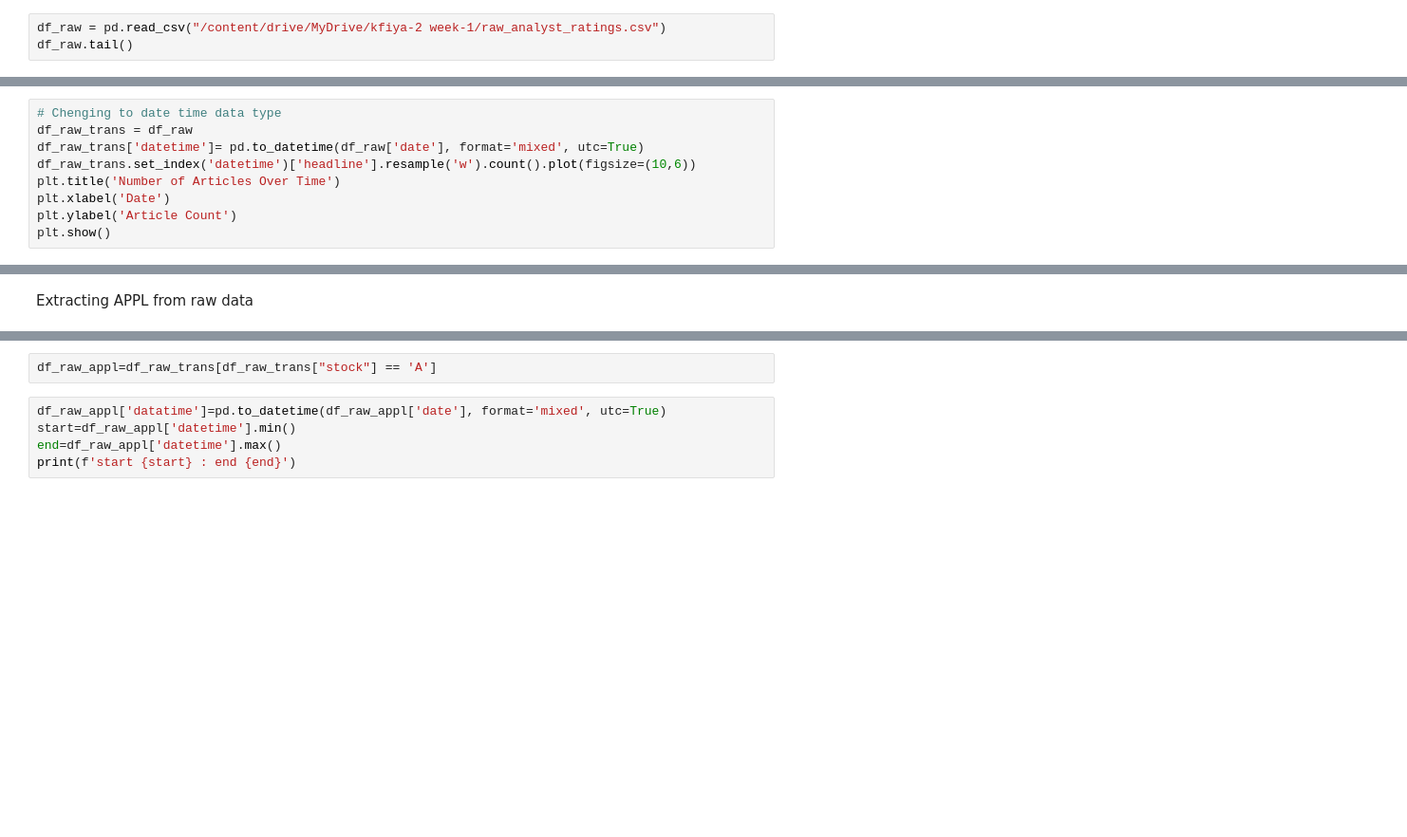
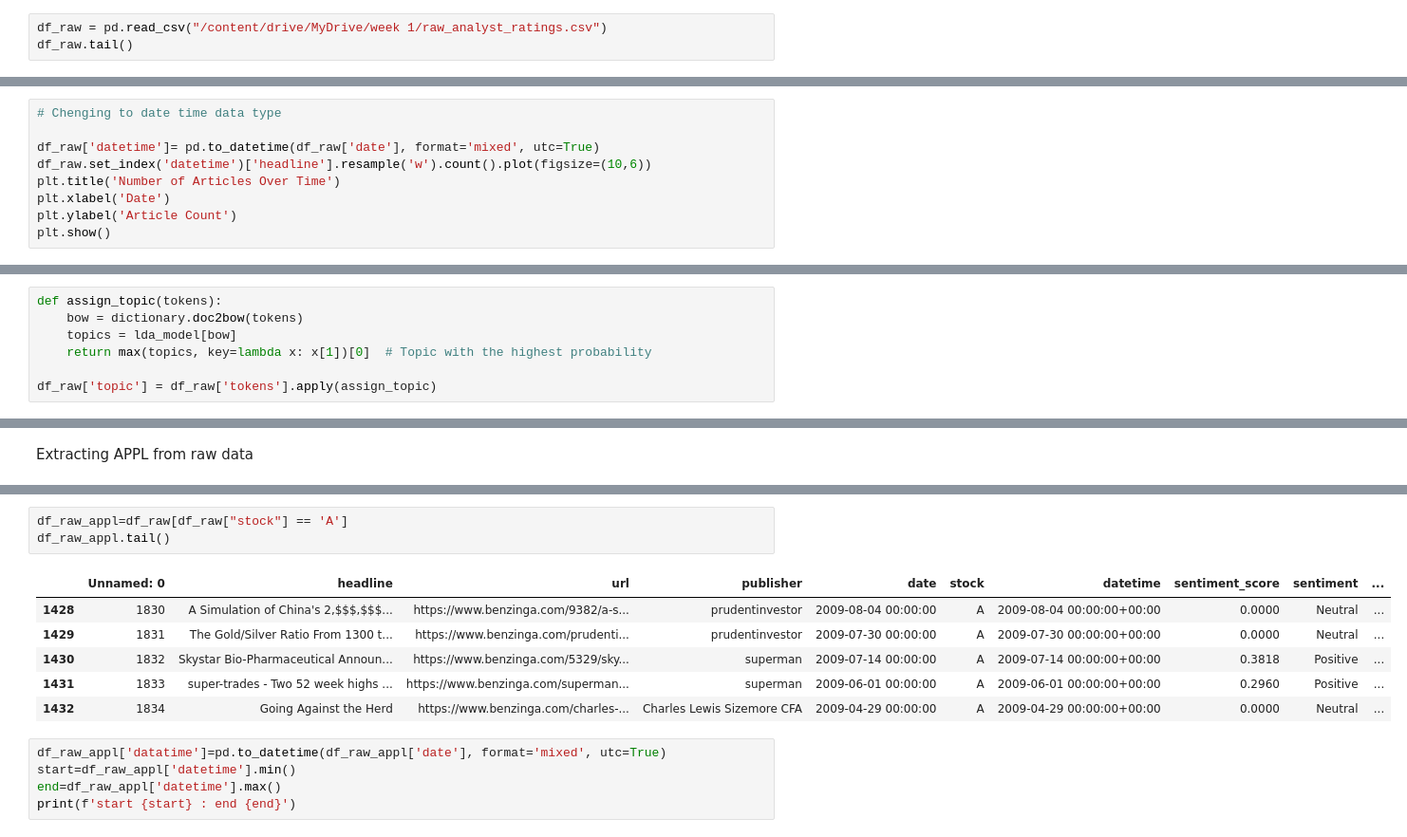
Before and after one commit to Amanzlastt/kifyaw1, a Jupyter notebook: notebooks/Eda.ipynb, the cells around one changed output, grey strips where cells are left out. Shown at 95% size. Cells and saved outputs as stored; diff of their text form; blank space fills up the shorter version.

```diff
--- a/notebooks/Eda.ipynb
+++ b/notebooks/Eda.ipynb
@@ -11,7 +11,7 @@ Mounted at /content/drive
 # %% [markdown]
 Loading Raw data
 # %%
-df_raw = pd.read_csv("/content/drive/MyDrive/kfiya-2 week-1/raw_analyst_ratings.csv")
+df_raw = pd.read_csv("/content/drive/MyDrive/week 1/raw_analyst_ratings.csv")
 df_raw.tail()
 # %% [output]
 |  | Unnamed: 0 | headline | url | publisher | date | stock |
@@ -67,9 +67,9 @@ plt.show()
 [figure]
 # %%
 # Chenging to date time data type
-df_raw_trans = df_raw
-df_raw_trans['datetime']= pd.to_datetime(df_raw['date'], format='mixed', utc=True)
-df_raw_trans.set_index('datetime')['headline'].resample('w').count().plot(figsize=(10,6))
+
+df_raw['datetime']= pd.to_datetime(df_raw['date'], format='mixed', utc=True)
+df_raw.set_index('datetime')['headline'].resample('w').count().plot(figsize=(10,6))
 plt.title('Number of Articles Over Time')
 plt.xlabel('Date')
 plt.ylabel('Article Count')
@@ -221,0 +209,7 @@ Topic #5: 0.042*"Up" + 0.034*"Down" + 0.028*"In" + 0.026*"The" + 0.020*"ETFs" +
+# %%
+def assign_topic(tokens):
+    bow = dictionary.doc2bow(tokens)
+    topics = lda_model[bow]
+    return max(topics, key=lambda x: x[1])[0]  # Topic with the highest probability
+
+df_raw['topic'] = df_raw['tokens'].apply(assign_topic)
@@ -224,5 +247,13 @@ Extracting APPL from raw data
 # %%
-df_raw_appl=df_raw_trans[df_raw_trans["stock"] == 'A']
+df_raw_appl=df_raw[df_raw["stock"] == 'A']
+df_raw_appl.tail()
+# %% [output]
+|  | Unnamed: 0 | headline | url | publisher | date | stock | datetime | sentiment_score | sentiment | ... |
+| 1428 | 1830 | A Simulation of China's 2,$$$,$$$... | https://www.benzinga.com/9382/a-s... | prudentinvestor | 2009-08-04 00:00:00 | A | 2009-08-04 00:00:00+00:00 | 0.0000 | Neutral | ... |
+| 1429 | 1831 | The Gold/Silver Ratio From 1300 t... | https://www.benzinga.com/prudenti... | prudentinvestor | 2009-07-30 00:00:00 | A | 2009-07-30 00:00:00+00:00 | 0.0000 | Neutral | ... |
+| 1430 | 1832 | Skystar Bio-Pharmaceutical Announ... | https://www.benzinga.com/5329/sky... | superman | 2009-07-14 00:00:00 | A | 2009-07-14 00:00:00+00:00 | 0.3818 | Positive | ... |
+| 1431 | 1833 | super-trades - Two 52 week highs ... | https://www.benzinga.com/superman... | superman | 2009-06-01 00:00:00 | A | 2009-06-01 00:00:00+00:00 | 0.2960 | Positive | ... |
+| 1432 | 1834 | Going Against the Herd | https://www.benzinga.com/charles-... | Charles Lewis Sizemore CFA | 2009-04-29 00:00:00 | A | 2009-04-29 00:00:00+00:00 | 0.0000 | Neutral | ... |
 # %%
 df_raw_appl['datatime']=pd.to_datetime(df_raw_appl['date'], format='mixed', utc=True)
 start=df_raw_appl['datetime'].min()
```
Also changed, not shown: parts of 6 cells of this notebook.
